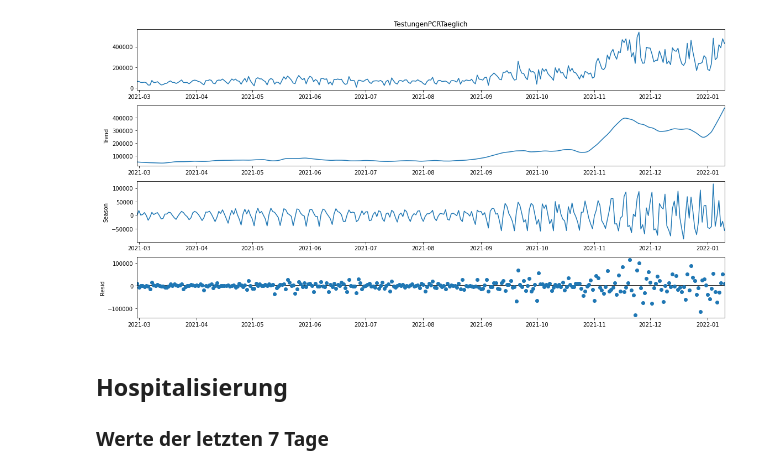
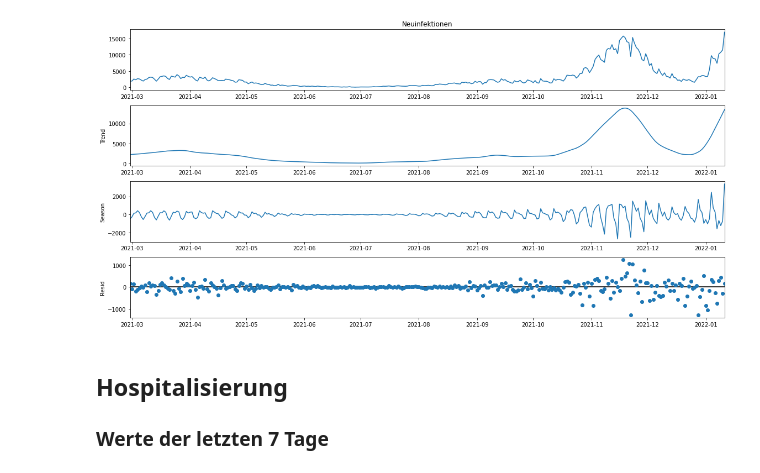
Before and after one commit to schletz/Pos5xhif, a Jupyter notebook: CovidAuswertung/covid_auswertung.ipynb, the cells around one changed output. Saved outputs shown, nothing was run; the diff lists cells and outputs as text; code cells hidden in the pictures.

```diff
--- a/CovidAuswertung/covid_auswertung.ipynb
+++ b/CovidAuswertung/covid_auswertung.ipynb
@@ -101,10 +105,10 @@ for file in glob.glob('*.png'):
 # %%
-decomposed = STL(data.loc[data["Name"] == "Österreich", "TestungenPCRTaeglich"], period=7).fit()
+decomposed = STL(data.loc[data["Name"] == "Österreich", "Neuinfektionen"], period=7).fit()
 plt.rc("figure", figsize=(16, 8))
 decomposed.plot()
 plt.show()
 # %% [output]
-[figure, old version]
+[figure, new version]
 # %% [markdown]
 ## Hospitalisierung
 ### Werte der letzten 7 Tage
```
Also changed, not shown: parts of 6 cells of this notebook, 5 other files.
